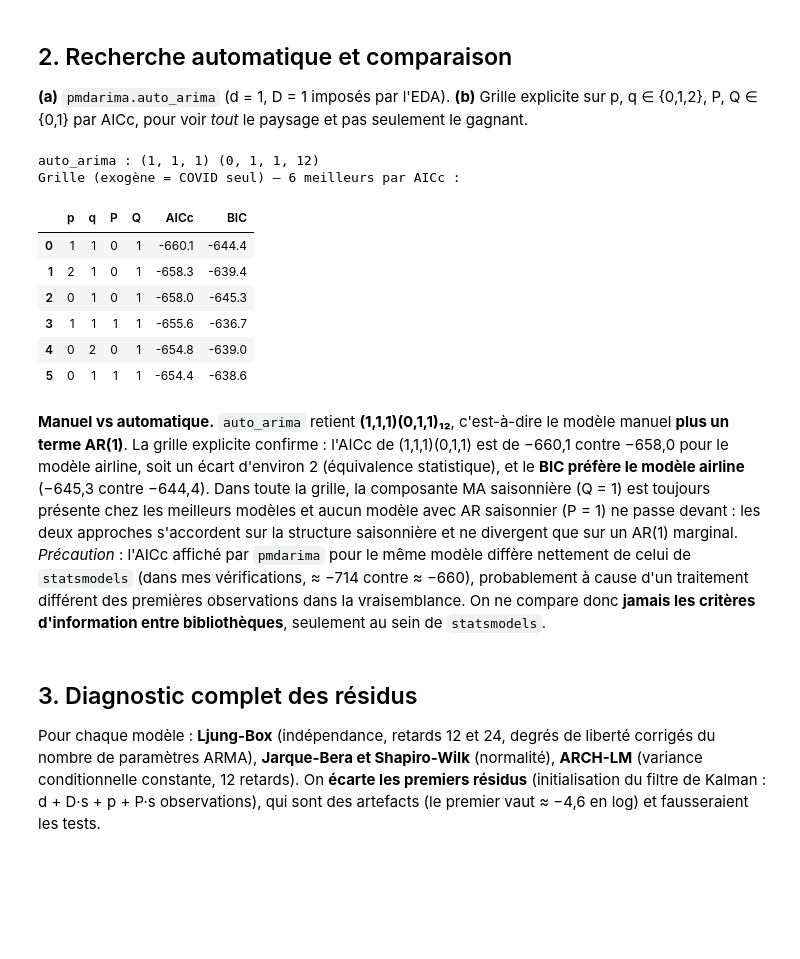
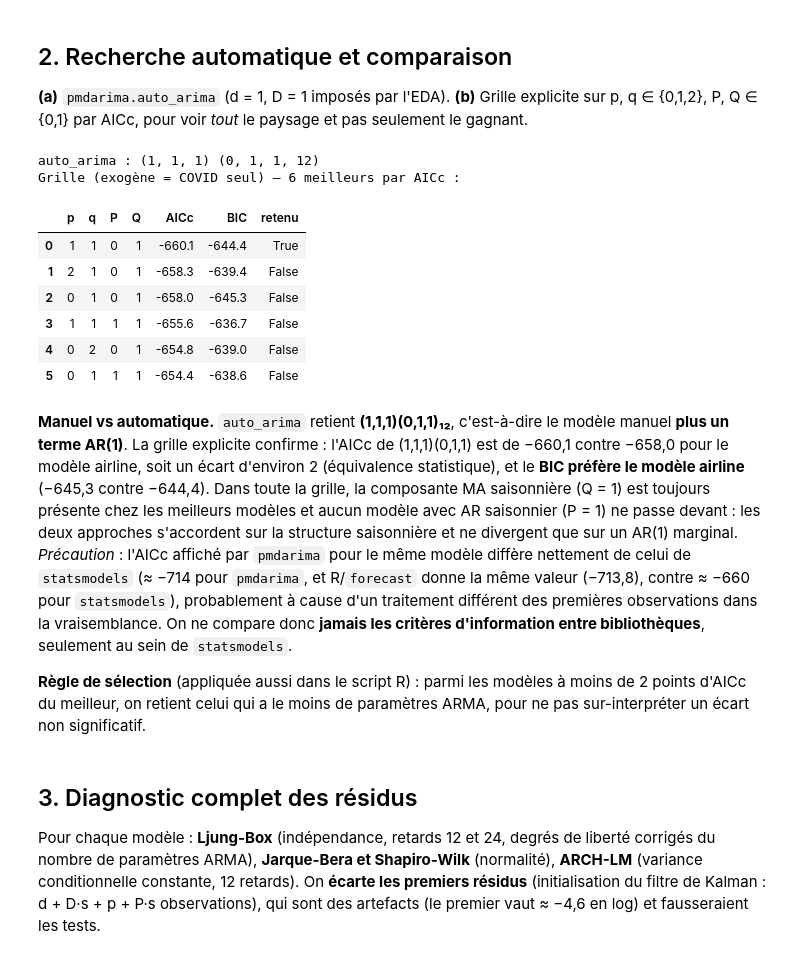
Before and after one commit to rayenQ340/Time_series_mini-project, a Jupyter notebook: python/02_sarima.ipynb, the cells around one changed output. Cells and saved outputs as stored; diff of their text form; code cells hidden in the pictures; blank space fills up the shorter version.

```diff
--- a/python/02_sarima.ipynb
+++ b/python/02_sarima.ipynb
@@ -56,37 +56,43 @@ AIC = -658.2 | BIC = -645.3
 # %%
 auto = pm.auto_arima(ly, X=X0, seasonal=True, m=12, d=1, D=1, start_p=0, start_q=0, max_p=3, max_q=3,
                      max_P=2, max_Q=2, information_criterion="aicc", stepwise=True,
                      suppress_warnings=True, error_action="ignore", random_state=SEED)
 print("auto_arima :", auto.order, auto.seasonal_order)
 
 n_eff = len(ly) - 13                         # observations utiles après Δ Δ12
 def aicc(m): k = len(m.params); return m.aic + 2 * k * (k + 1) / (n_eff - k - 1)
 def grid(exog):
     rows = []
     for p in range(3):
         for q in range(3):
             for P in range(2):
                 for Q in range(2):
                     try:
                         m = fit((p, 1, q), (P, 1, Q, 12), exog)
                         rows.append(dict(p=p, q=q, P=P, Q=Q, AICc=aicc(m), BIC=m.bic))
                     except Exception: pass
-    return pd.DataFrame(rows).sort_values("AICc").reset_index(drop=True)
+    g = pd.DataFrame(rows).sort_values("AICc").reset_index(drop=True)
+    # règle de parcimonie : parmi les modèles à moins de 2 points d'AICc du meilleur, le moins de paramètres ARMA
+    near = g[g.AICc - g.AICc.iloc[0] < 2]; pick = (near.p + near.q + near.P + near.Q).to_frame("k").assign(a=near.AICc).sort_values(["k", "a"]).index[0]
+    g["retenu"] = g.index == pick
+    return g
 g0 = grid(X0)
 print("Grille (exogène = COVID seul) — 6 meilleurs par AICc :"); display(g0.head(6).round(1))
 # %% [output]
 auto_arima : (1, 1, 1) (0, 1, 1, 12)
 Grille (exogène = COVID seul) — 6 meilleurs par AICc :
-|  | p | q | P | Q | AICc | BIC |
-| 0 | 1 | 1 | 0 | 1 | -660.1 | -644.4 |
-| 1 | 2 | 1 | 0 | 1 | -658.3 | -639.4 |
-| 2 | 0 | 1 | 0 | 1 | -658.0 | -645.3 |
-| 3 | 1 | 1 | 1 | 1 | -655.6 | -636.7 |
-| 4 | 0 | 2 | 0 | 1 | -654.8 | -639.0 |
-| 5 | 0 | 1 | 1 | 1 | -654.4 | -638.6 |
+|  | p | q | P | Q | AICc | BIC | retenu |
+| 0 | 1 | 1 | 0 | 1 | -660.1 | -644.4 | True |
+| 1 | 2 | 1 | 0 | 1 | -658.3 | -639.4 | False |
+| 2 | 0 | 1 | 0 | 1 | -658.0 | -645.3 | False |
+| 3 | 1 | 1 | 1 | 1 | -655.6 | -636.7 | False |
+| 4 | 0 | 2 | 0 | 1 | -654.8 | -639.0 | False |
+| 5 | 0 | 1 | 1 | 1 | -654.4 | -638.6 | False |
 # %% [markdown]
 **Manuel vs automatique.** `auto_arima` retient **(1,1,1)(0,1,1)₁₂**, c'est-à-dire le modèle manuel **plus un terme AR(1)**. La grille explicite confirme : l'AICc de (1,1,1)(0,1,1) est de −660,1 contre −658,0 pour le modèle airline, soit un écart d'environ 2 (équivalence statistique), et le **BIC préfère le modèle airline** (−645,3 contre −644,4). Dans toute la grille, la composante MA saisonnière (Q = 1) est toujours présente chez les meilleurs modèles et aucun modèle avec AR saisonnier (P = 1) ne passe devant : les deux approches s'accordent sur la structure saisonnière et ne divergent que sur un AR(1) marginal.
-*Précaution* : l'AICc affiché par `pmdarima` pour le même modèle diffère nettement de celui de `statsmodels` (dans mes vérifications, ≈ −714 contre ≈ −660), probablement à cause d'un traitement différent des premières observations dans la vraisemblance. On ne compare donc **jamais les critères d'information entre bibliothèques**, seulement au sein de `statsmodels`.
+*Précaution* : l'AICc affiché par `pmdarima` pour le même modèle diffère nettement de celui de `statsmodels` (≈ −714 pour `pmdarima`, et R/`forecast` donne la même valeur (−713,8), contre ≈ −660 pour `statsmodels`), probablement à cause d'un traitement différent des premières observations dans la vraisemblance. On ne compare donc **jamais les critères d'information entre bibliothèques**, seulement au sein de `statsmodels`.
+
+**Règle de sélection** (appliquée aussi dans le script R) : parmi les modèles à moins de 2 points d'AICc du meilleur, on retient celui qui a le moins de paramètres ARMA, pour ne pas sur-interpréter un écart non significatif.
 # %% [markdown]
 ## 3. Diagnostic complet des résidus
 Pour chaque modèle : **Ljung-Box** (indépendance, retards 12 et 24, degrés de liberté corrigés du nombre de paramètres ARMA), **Jarque-Bera et Shapiro-Wilk** (normalité), **ARCH-LM** (variance conditionnelle constante, 12 retards). On **écarte les premiers résidus** (initialisation du filtre de Kalman : d + D·s + p + P·s observations), qui sont des artefacts (le premier vaut ≈ −4,6 en log) et fausseraient les tests.
```
Also changed, not shown: parts of 2 cells of this notebook, 14 other files.
